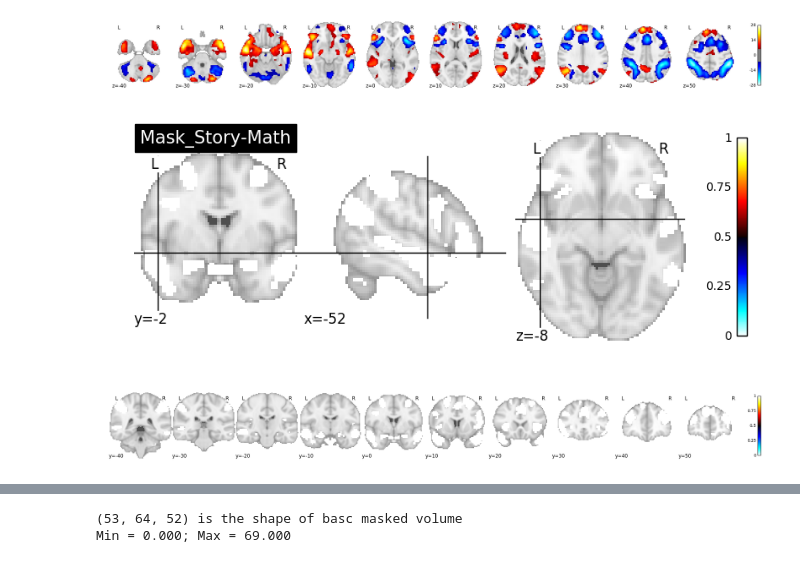
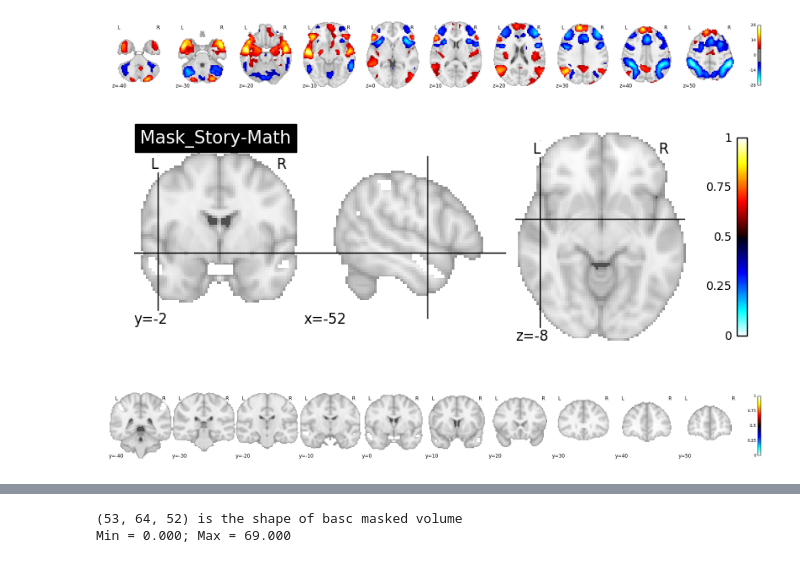
Before and after one commit to SIMEXP/hcp, a Jupyter notebook: hcp_activation_maps_language_exp1.ipynb, the cells around one changed output, grey strips where cells are left out. Drawn from its saved outputs; the diff is of its cells as text; code cells hidden in the pictures.

```diff
--- a/hcp_activation_maps_language_exp1.ipynb
+++ b/hcp_activation_maps_language_exp1.ipynb
@@ -116,22 +116,22 @@ display = plotting.plot_stat_map(in_vol_story_minus_math, threshold=6,
 [figure]
 # %%
 # build mask of story minus math
-mask_story_minus_math_high = in_story_minus_math >= 10
-mask_story_minus_math_low = in_story_minus_math <= -10
+mask_story_minus_math_high = in_story_minus_math >= 22
+mask_story_minus_math_low = in_story_minus_math <= -22
 mask_story_minus_math = mask_story_minus_math_low + mask_story_minus_math_high
 in_mask_story_minus_math = nib.Nifti1Image(mask_story_minus_math,
                                           affine=in_vol_story.affine,
                                           header=in_vol_story.header
                                          )
 
 display = plotting.plot_stat_map(in_mask_story_minus_math,
                                  cut_coords=(-52, -2, -8),
                                  title= "Mask_Story-Math"
                                  )
 display = plotting.plot_stat_map(in_mask_story_minus_math,
                                  display_mode='y',
                                  cut_coords= range(-40, 60, 10),
                                 )
 # %% [output]
-[figure, old version]
+[figure, new version]
-[figure, old version]
+[figure, new version]
```
Also changed, not shown: parts of 7 cells of this notebook, 1 other file.
